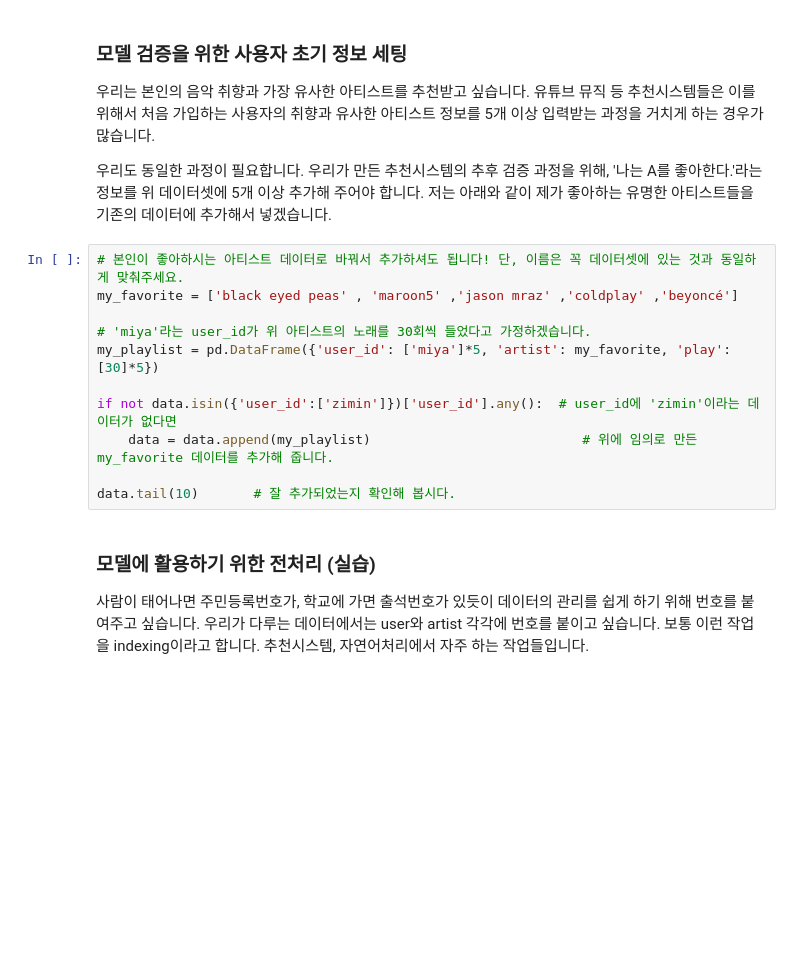
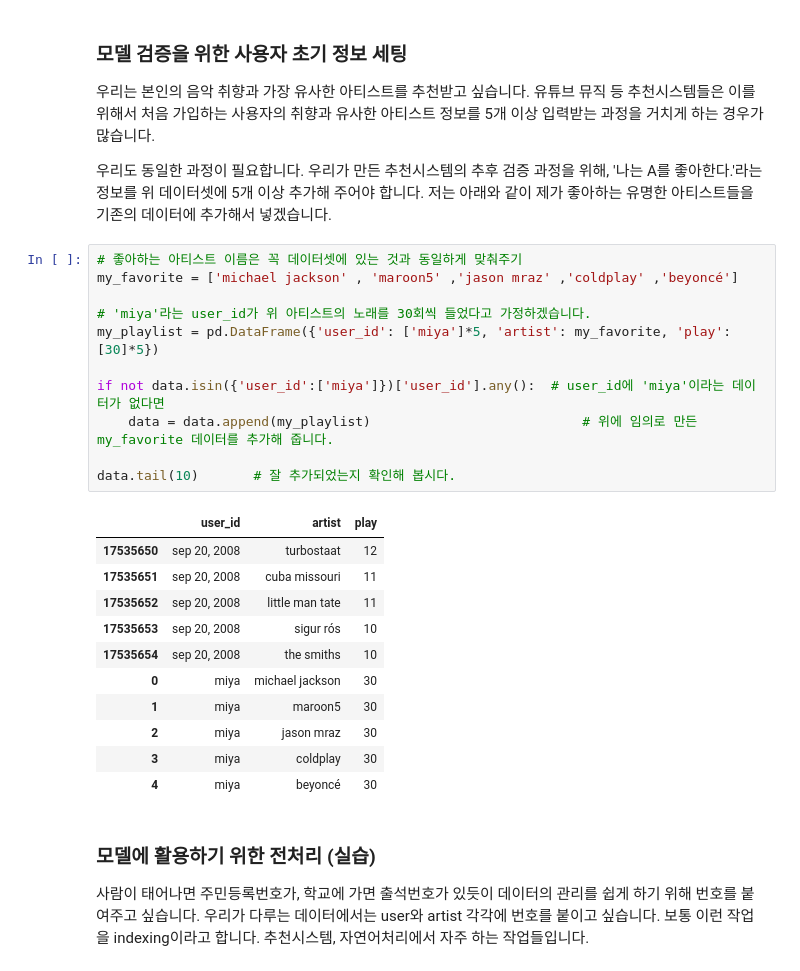
Before and after one commit to seungmiya13/LMS-Exploration, a Jupyter notebook: E9/recommendata_iu.ipynb, the cells around one changed output. Cells and saved outputs as stored; diff of their text form; blank space fills up the shorter version.

```diff
--- a/E9/recommendata_iu.ipynb
+++ b/E9/recommendata_iu.ipynb
@@ -190,16 +190,28 @@ Name: play, dtype: float64
 
 우리도 동일한 과정이 필요합니다. 우리가 만든 추천시스템의 추후 검증 과정을 위해, '나는 A를 좋아한다.'라는 정보를 위 데이터셋에 5개 이상 추가해 주어야 합니다. 저는 아래와 같이 제가 좋아하는 유명한 아티스트들을 기존의 데이터에 추가해서 넣겠습니다.
 # %%
-# 본인이 좋아하시는 아티스트 데이터로 바꿔서 추가하셔도 됩니다! 단, 이름은 꼭 데이터셋에 있는 것과 동일하게 맞춰주세요.
-my_favorite = ['black eyed peas' , 'maroon5' ,'jason mraz' ,'coldplay' ,'beyoncé']
+# 좋아하는 아티스트 이름은 꼭 데이터셋에 있는 것과 동일하게 맞춰주기
+my_favorite = ['michael jackson' , 'maroon5' ,'jason mraz' ,'coldplay' ,'beyoncé']
 
 # 'miya'라는 user_id가 위 아티스트의 노래를 30회씩 들었다고 가정하겠습니다.
 my_playlist = pd.DataFrame({'user_id': ['miya']*5, 'artist': my_favorite, 'play':[30]*5})
 
-if not data.isin({'user_id':['zimin']})['user_id'].any():  # user_id에 'zimin'이라는 데이터가 없다면
+if not data.isin({'user_id':['miya']})['user_id'].any():  # user_id에 'miya'이라는 데이터가 없다면
     data = data.append(my_playlist)                           # 위에 임의로 만든 my_favorite 데이터를 추가해 줍니다.
 
 data.tail(10)       # 잘 추가되었는지 확인해 봅시다.
+# %% [output]
+|  | user_id | artist | play |
+| 17535650 | sep 20, 2008 | turbostaat | 12 |
+| 17535651 | sep 20, 2008 | cuba missouri | 11 |
+| 17535652 | sep 20, 2008 | little man tate | 11 |
+| 17535653 | sep 20, 2008 | sigur rós | 10 |
+| 17535654 | sep 20, 2008 | the smiths | 10 |
+| 0 | miya | michael jackson | 30 |
+| 1 | miya | maroon5 | 30 |
+| 2 | miya | jason mraz | 30 |
+| 3 | miya | coldplay | 30 |
+| 4 | miya | beyoncé | 30 |
 # %% [markdown]
 ### 모델에 활용하기 위한 전처리 (실습)
 
```
Also changed, not shown: parts of 41 cells of this notebook, 5 other files.
